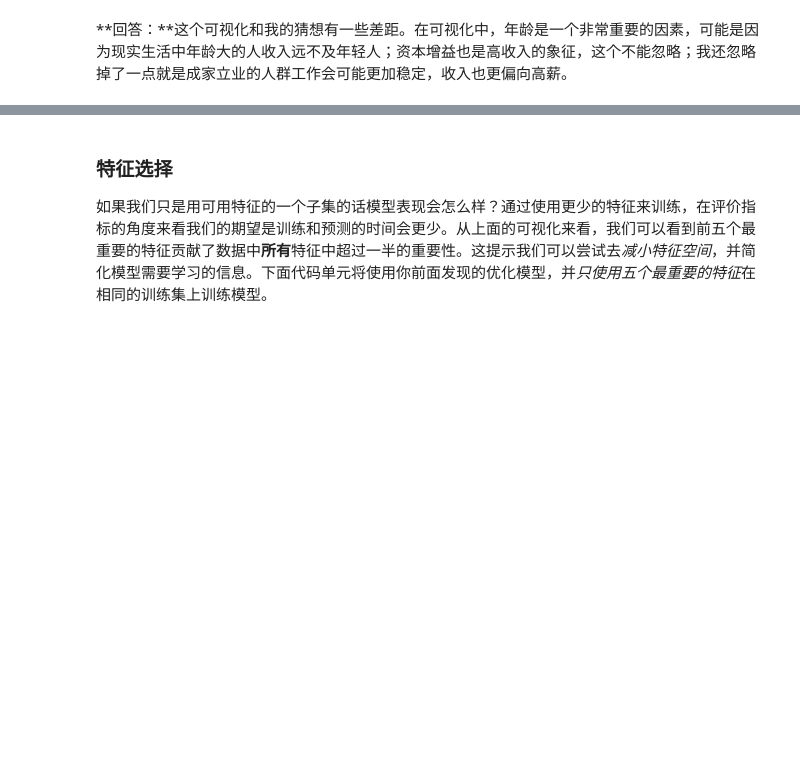
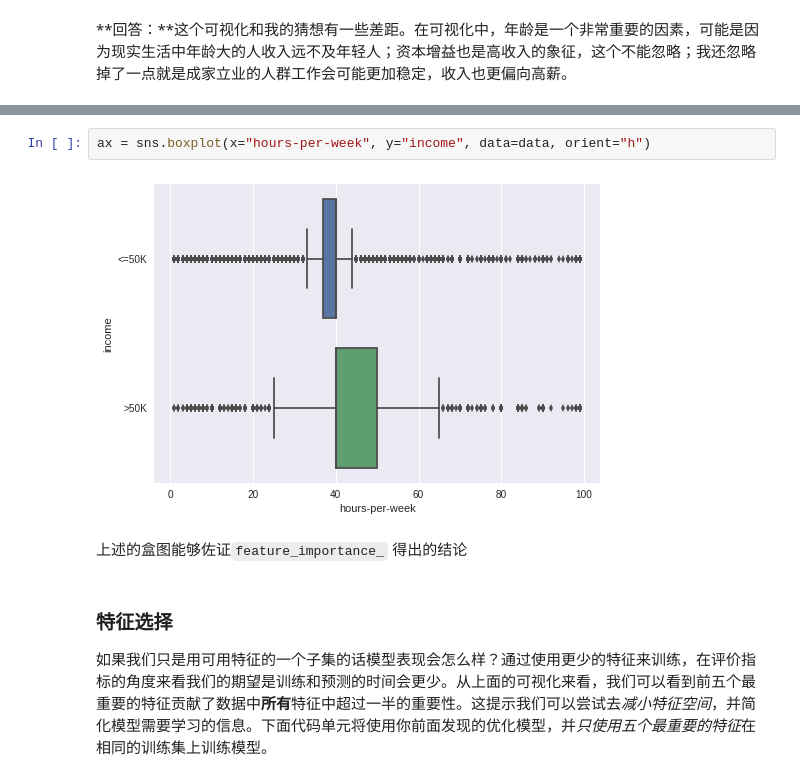
Before and after one commit to Meirtz/finding_donors, a Jupyter notebook: finding_donors.ipynb, the cells around one changed output, grey strips where cells are left out. Cells and saved outputs as stored; diff of their text form; blank space fills up the shorter version.

```diff
--- a/finding_donors.ipynb
+++ b/finding_donors.ipynb
@@ -491,3 +496,9 @@ _这五个特征和你在**问题 6**中讨论的特征比较怎么样？如果
+# %%
+ax = sns.boxplot(x="hours-per-week", y="income", data=data, orient="h")
+# %% [output]
+[figure, added]
+# %% [markdown]
+上述的盒图能够佐证`feature_importance_` 得出的结论
 # %% [markdown]
 ### 特征选择
 
```
Also changed, not shown: parts of 6 cells of this notebook, 1 other file.
